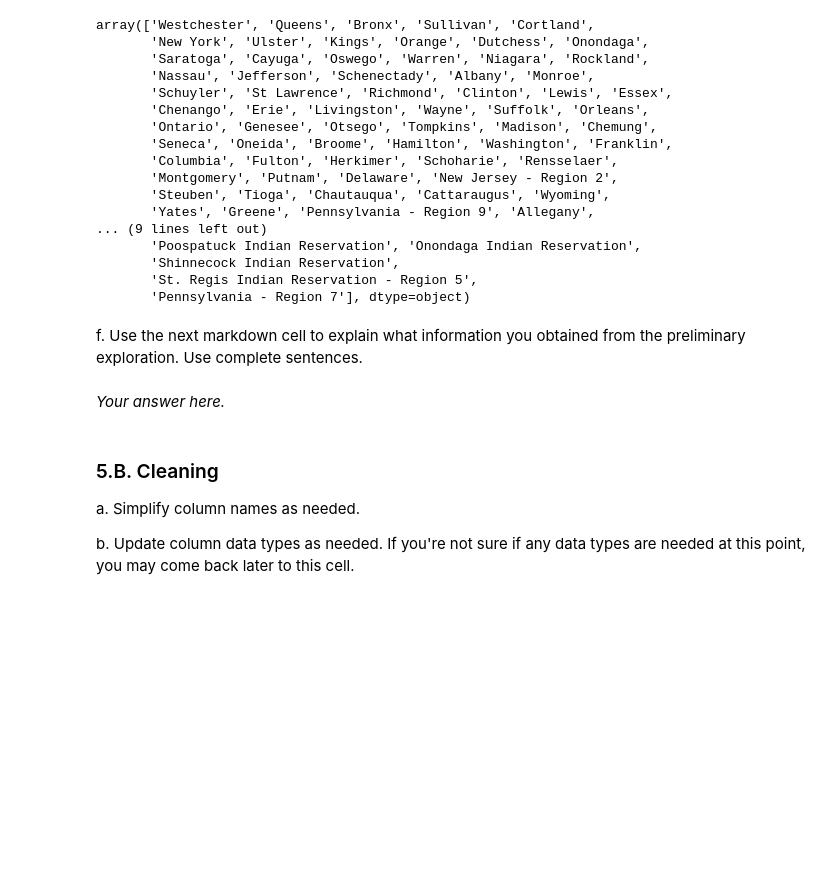
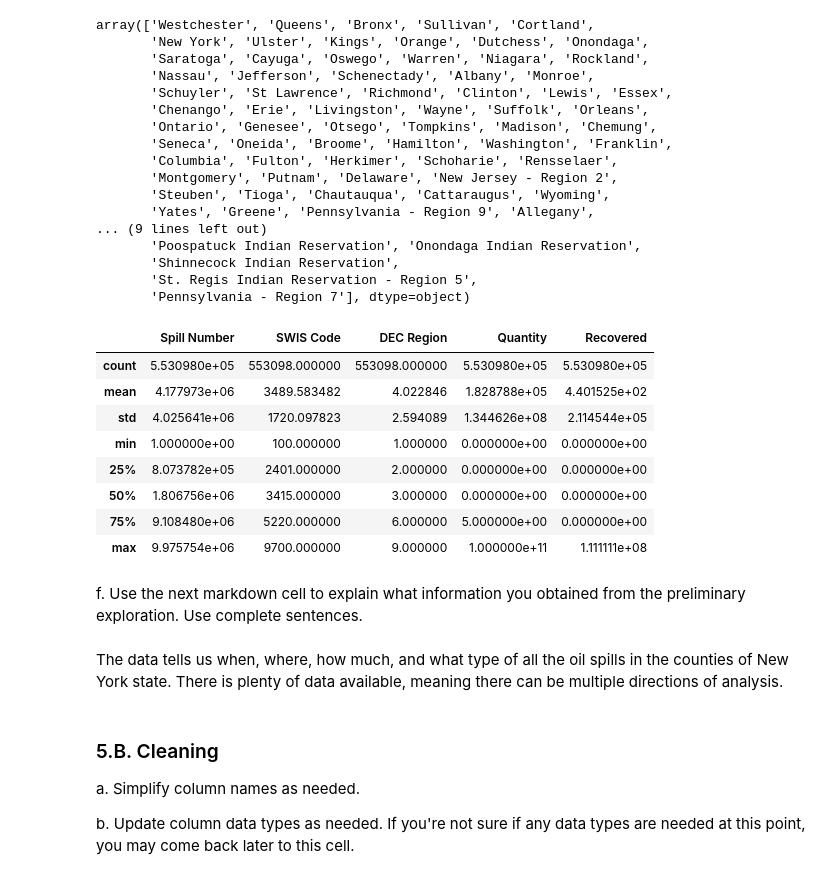
Before and after one commit to imsibaja/eds220-hwk3, a Jupyter notebook: hwk3-task2-oil-spills.ipynb, the cells around one changed output. Drawn from its saved outputs; the diff is of its cells as text; code cells hidden in the pictures; blank space fills up the shorter version.

```diff
--- a/hwk3-task2-oil-spills.ipynb
+++ b/hwk3-task2-oil-spills.ipynb
@@ -157,14 +157,27 @@ array(['Westchester', 'Queens', 'Bronx', 'Sullivan', 'Cortland',
        'Shinnecock Indian Reservation',
        'St. Regis Indian Reservation - Region 5',
        'Pennsylvania - Region 7'], dtype=object)
+# %%
+# Additional prelimenary data exploration
+# Check basic stats of continous data columns
+spills.describe()
+# %% [output]
+|  | Spill Number | SWIS Code | DEC Region | Quantity | Recovered |
+| count | 5.530980e+05 | 553098.000000 | 553098.000000 | 5.530980e+05 | 5.530980e+05 |
+| mean | 4.177973e+06 | 3489.583482 | 4.022846 | 1.828788e+05 | 4.401525e+02 |
+| std | 4.025641e+06 | 1720.097823 | 2.594089 | 1.344626e+08 | 2.114544e+05 |
+| min | 1.000000e+00 | 100.000000 | 1.000000 | 0.000000e+00 | 0.000000e+00 |
+| 25% | 8.073782e+05 | 2401.000000 | 2.000000 | 0.000000e+00 | 0.000000e+00 |
+| 50% | 1.806756e+06 | 3415.000000 | 3.000000 | 0.000000e+00 | 0.000000e+00 |
+| 75% | 9.108480e+06 | 5220.000000 | 6.000000 | 5.000000e+00 | 0.000000e+00 |
+| max | 9.975754e+06 | 9700.000000 | 9.000000 | 1.000000e+11 | 1.111111e+08 |
 # %% [markdown]
 <!-- BEGIN QUESTION -->
 
 f. Use the next markdown cell to explain what information you obtained from the preliminary exploration. Use complete sentences.
-# %% [markdown]
-<!-- END QUESTION -->
-
-*Your answer here.*
+# %% [markdown]
+<!-- END QUESTION -->
+The data tells us when, where, how much, and what type of all the oil spills in the counties of New York state. There is plenty of data available, meaning there can be multiple directions of analysis.
 # %% [markdown]
 ### 5.B. Cleaning
 a. Simplify column names as needed.
```
Also changed, not shown: parts of 8 cells of this notebook, 1 other file.
